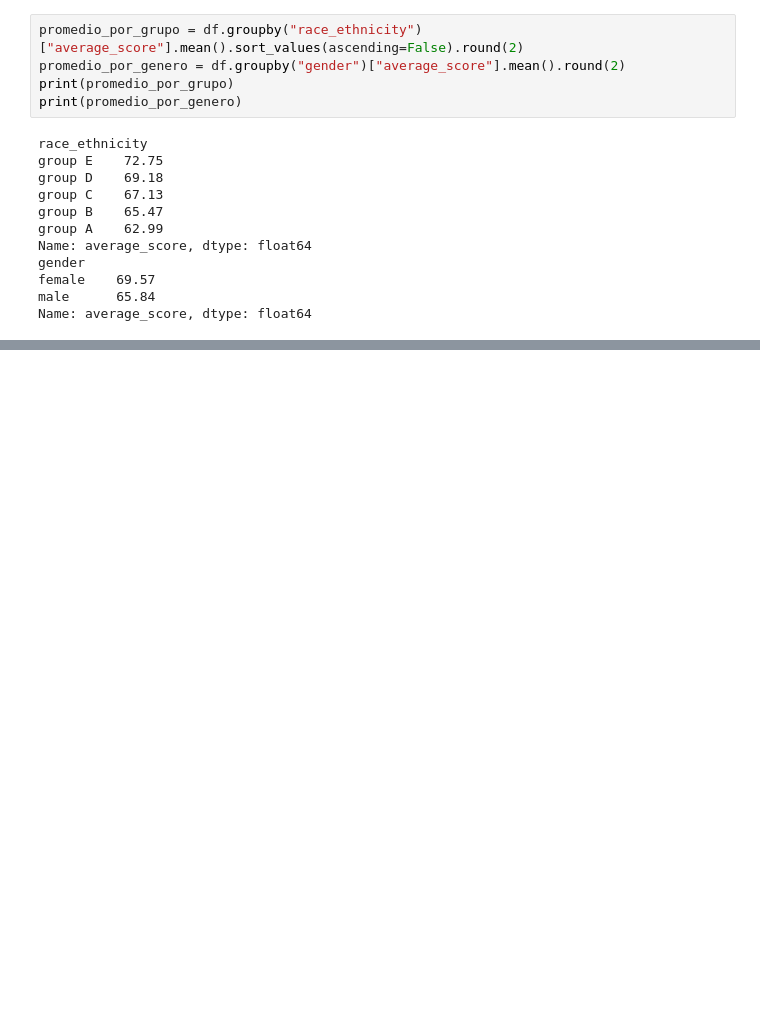
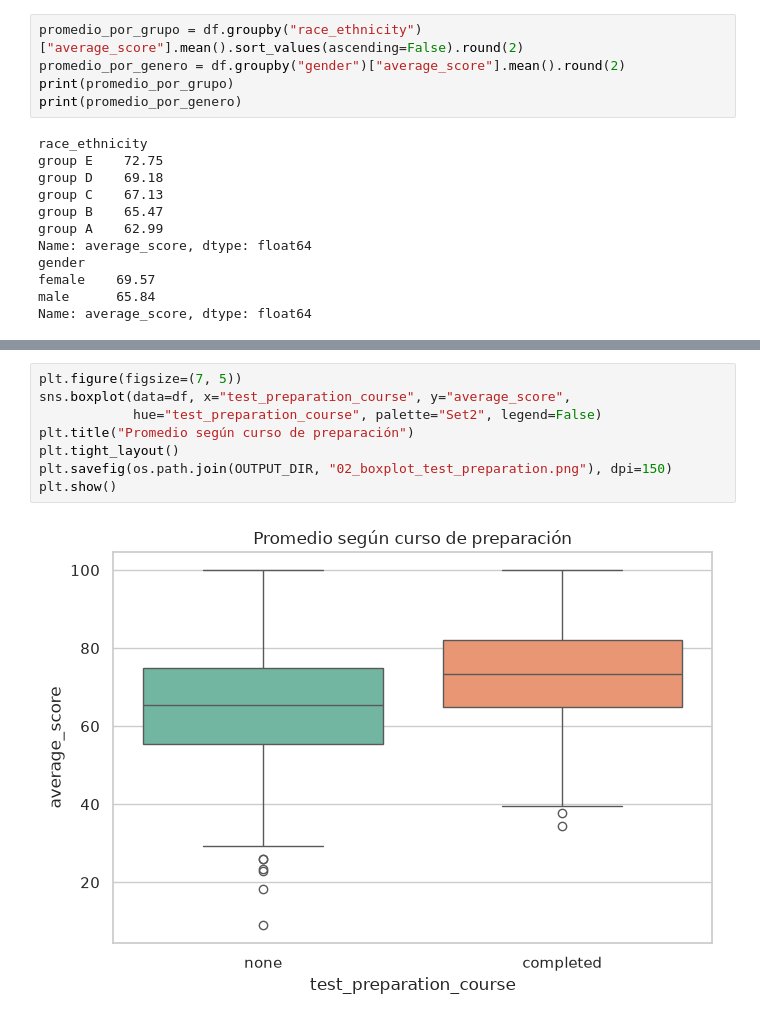
Before and after one commit to Alejandro-Jimenez-Reyes/rendimiento-academico, a Jupyter notebook: src/analysis.ipynb, the cells around one changed output, grey strips where cells are left out. Cells and saved outputs as stored; diff of their text form; blank space fills up the shorter version.

```diff
--- a/src/analysis.ipynb
+++ b/src/analysis.ipynb
@@ -184,0 +196,10 @@ Name: average_score, dtype: float64
+# %%
+plt.figure(figsize=(7, 5))
+sns.boxplot(data=df, x="test_preparation_course", y="average_score",
+            hue="test_preparation_course", palette="Set2", legend=False)
+plt.title("Promedio según curso de preparación")
+plt.tight_layout()
+plt.savefig(os.path.join(OUTPUT_DIR, "02_boxplot_test_preparation.png"), dpi=150)
+plt.show()
+# %% [output]
+[figure, added]
```
Also changed, not shown: parts of 4 cells of this notebook, 4 other files.
